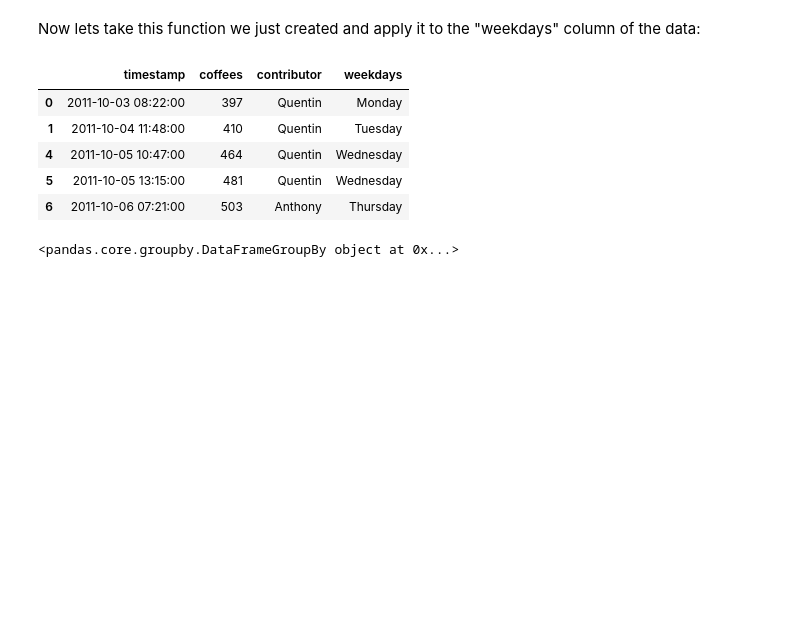
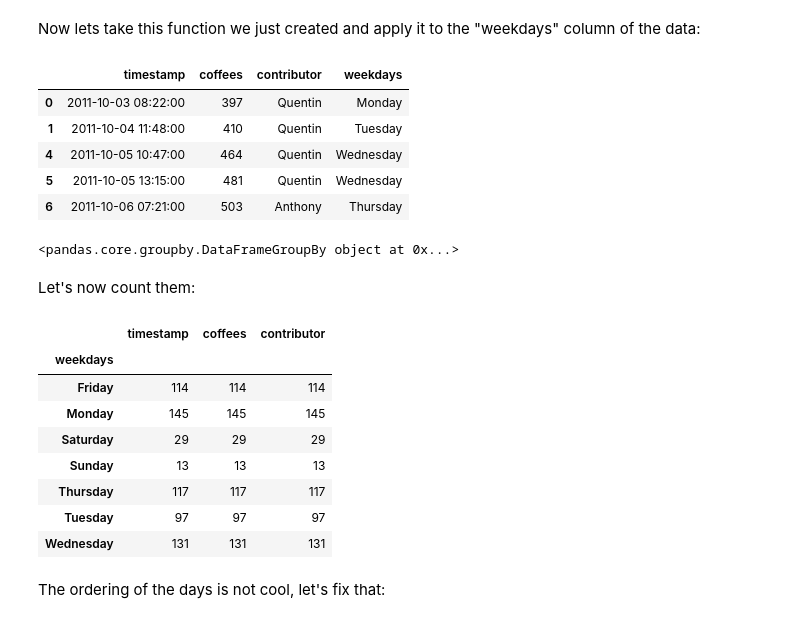
Before and after one commit to Gorchs/Pandas_Tutorial, a Jupyter notebook: Pandas Tutorial Notebook V1.0.ipynb, the cells around one changed output. Drawn from its saved outputs; the diff is of its cells as text; code cells hidden in the pictures; blank space fills up the shorter version.

```diff
--- a/Pandas Tutorial Notebook V1.0.ipynb
+++ b/Pandas Tutorial Notebook V1.0.ipynb
@@ -504,3 +504,5 @@ weekday_counts=data.groupby("weekdays")
 weekday_counts
 # %% [output]
 <pandas.core.groupby.DataFrameGroupBy object at 0x...>
+# %% [markdown]
+Let's now count them:
@@ -506,0 +511,14 @@ weekday_counts
+# %%
+weekday_counts
+# %% [output]
+|  | timestamp | coffees | contributor |
+| weekdays |  |  |  |
+| Friday | 114 | 114 | 114 |
+| Monday | 145 | 145 | 145 |
+| Saturday | 29 | 29 | 29 |
+| Sunday | 13 | 13 | 13 |
+| Thursday | 117 | 117 | 117 |
+| Tuesday | 97 | 97 | 97 |
+| Wednesday | 131 | 131 | 131 |
+# %% [markdown]
+The ordering of the days is not cool, let's fix that:
```
Also changed, not shown: parts of 8 cells of this notebook.
